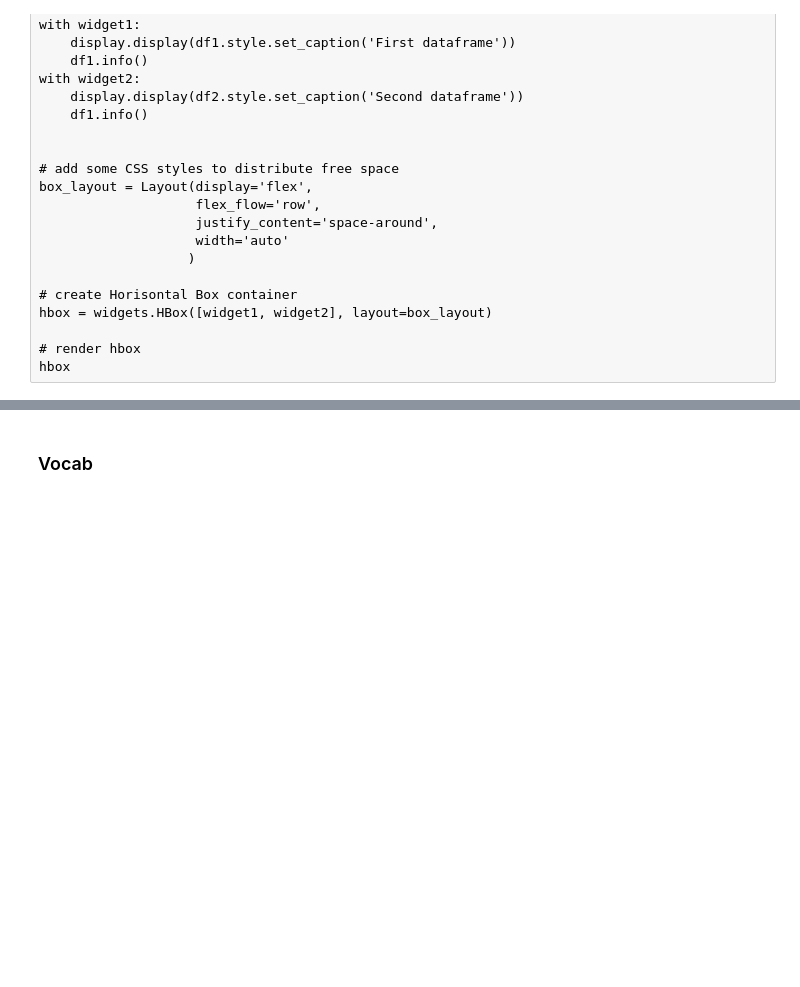
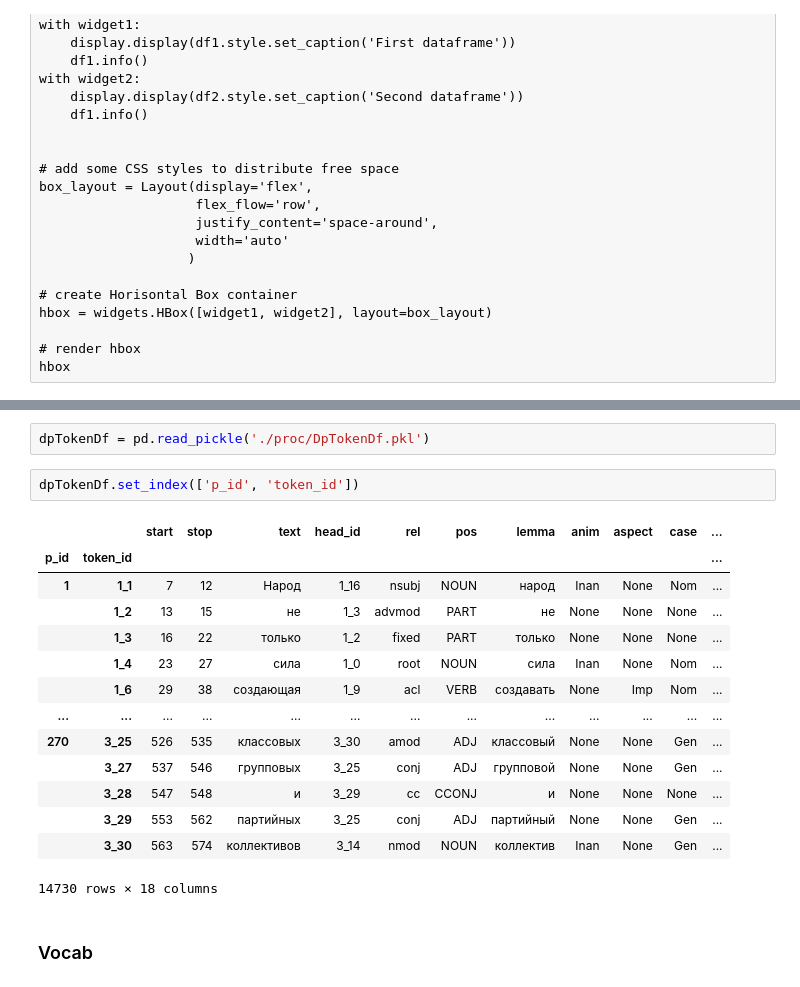
Before and after one commit to kollektivminds/russian-literary-bible, a Jupyter notebook: codebase/text_processing.ipynb, the cells around one changed output, grey strips where cells are left out. Cells and saved outputs as stored; diff of their text form; blank space fills up the shorter version.

```diff
--- a/codebase/text_processing.ipynb
+++ b/codebase/text_processing.ipynb
@@ -160,3 +321,22 @@ hbox
+# %%
+dpTokenDf = pd.read_pickle('./proc/DpTokenDf.pkl')
+# %%
+dpTokenDf.set_index(['p_id', 'token_id'])
+# %% [output]
+|  |  | start | stop | text | head_id | rel | pos | lemma | anim | aspect | case | ... |
+| p_id | token_id |  |  |  |  |  |  |  |  |  |  | ... |
+| 1 | 1_1 | 7 | 12 | Народ | 1_16 | nsubj | NOUN | народ | Inan | None | Nom | ... |
+|  | 1_2 | 13 | 15 | не | 1_3 | advmod | PART | не | None | None | None | ... |
+|  | 1_3 | 16 | 22 | только | 1_2 | fixed | PART | только | None | None | None | ... |
+|  | 1_4 | 23 | 27 | сила | 1_0 | root | NOUN | сила | Inan | None | Nom | ... |
+|  | 1_6 | 29 | 38 | создающая | 1_9 | acl | VERB | создавать | None | Imp | Nom | ... |
+| ... | ... | ... | ... | ... | ... | ... | ... | ... | ... | ... | ... | ... |
+| 270 | 3_25 | 526 | 535 | классовых | 3_30 | amod | ADJ | классовый | None | None | Gen | ... |
+|  | 3_27 | 537 | 546 | групповых | 3_25 | conj | ADJ | групповой | None | None | Gen | ... |
+|  | 3_28 | 547 | 548 | и | 3_29 | cc | CCONJ | и | None | None | None | ... |
+|  | 3_29 | 553 | 562 | партийных | 3_25 | conj | ADJ | партийный | None | None | Gen | ... |
+|  | 3_30 | 563 | 574 | коллективов | 3_14 | nmod | NOUN | коллектив | Inan | None | Gen | ... |
+14730 rows × 18 columns
 # %% [markdown]
 ### Vocab
 # %%
```
Also changed, not shown: parts of 48 cells of this notebook, 10 other files.
